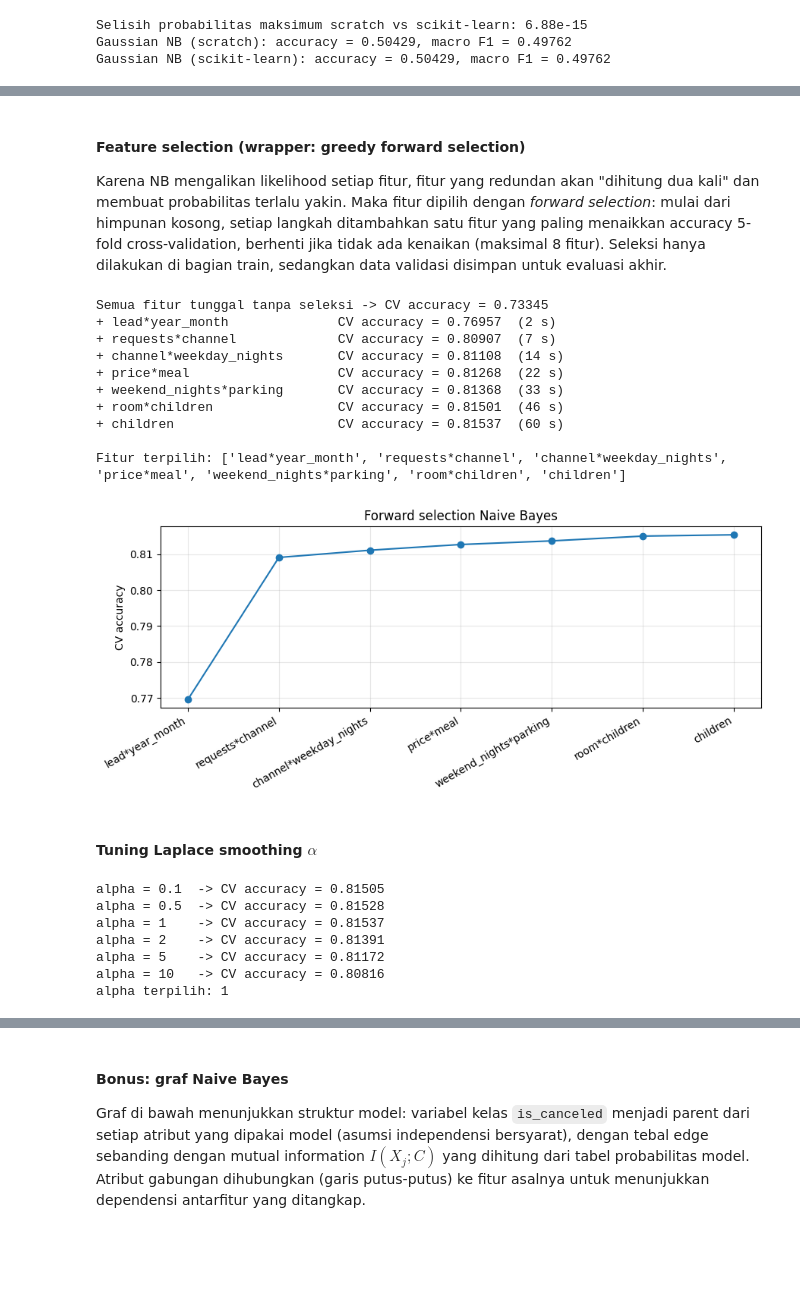
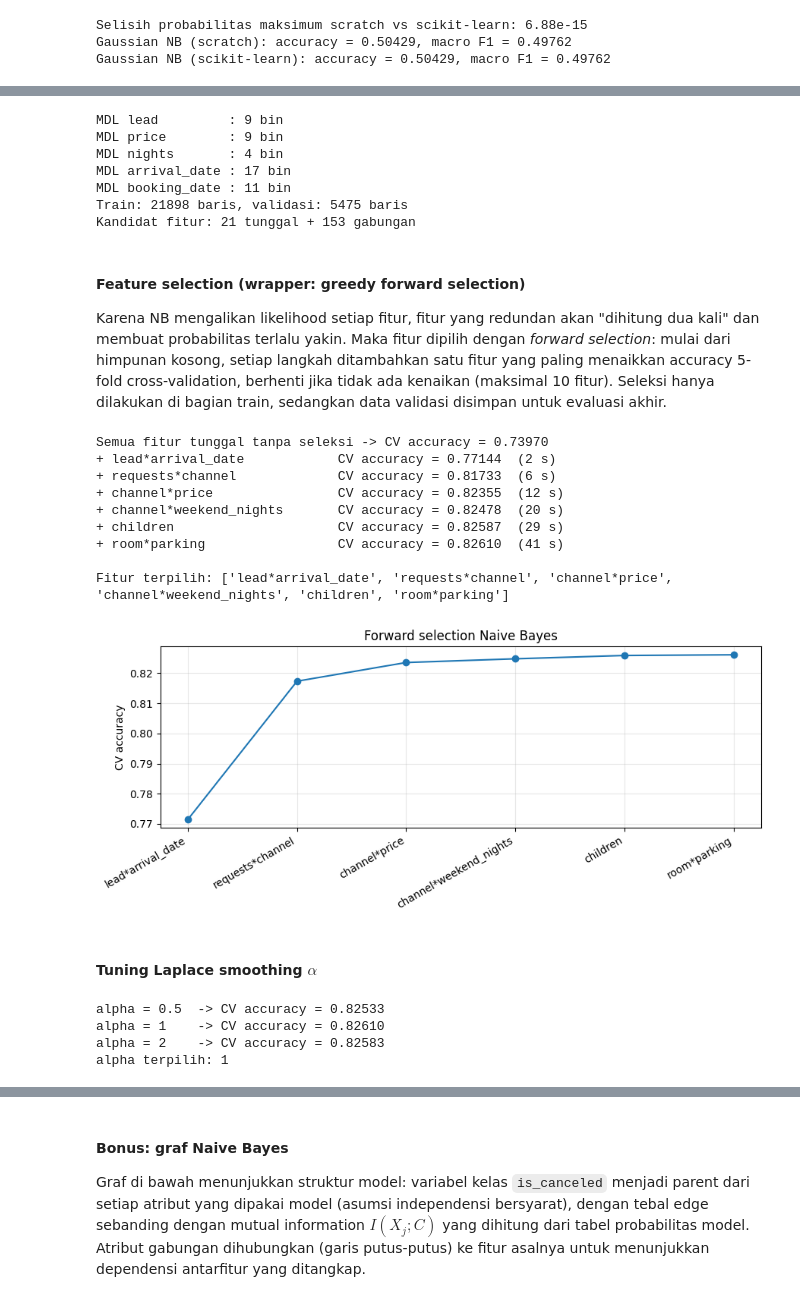
Before and after one commit to ethj0r/IF3170_G06_PhilippsLeatherJacket, a Jupyter notebook: main.ipynb, the cells around one changed output, grey strips where cells are left out. Drawn from its saved outputs; the diff is of its cells as text; code cells hidden in the pictures; blank space fills up the shorter version.

```diff
--- a/main.ipynb
+++ b/main.ipynb
@@ -601,81 +524,102 @@ Kandidat fitur: 21 tunggal + 153 gabungan
+# %%
+nb_X = prepare_nb_features(train_df)
+nb_y = train_df['is_canceled'].values
+nb_X_train, nb_X_val, nb_y_train, nb_y_val = train_test_split(
+    nb_X, nb_y, test_size=0.2, stratify=nb_y, random_state=RANDOM_STATE
+)
+
+
+def make_nb_features():
+    return NBFeatures(binning='mdl', missing='category')
+
+
+preview = make_nb_features().fit(nb_X_train, nb_y_train)
+for column, cuts in preview.cuts_.items():
+    print(f'MDL {column:13s}: {len(cuts) + 1} bin')
+print(f'Train: {len(nb_X_train)} baris, validasi: {len(nb_X_val)} baris')
+print(f'Kandidat fitur: {nb_X.shape[1]} tunggal + {len(preview.pair_list_)} gabungan')
+# %% [output]
+MDL lead         : 9 bin
+MDL price        : 9 bin
+MDL nights       : 4 bin
+MDL arrival_date : 17 bin
+MDL booking_date : 11 bin
+Train: 21898 baris, validasi: 5475 baris
+Kandidat fitur: 21 tunggal + 153 gabungan
 # %% [markdown]
 #### Feature selection (wrapper: greedy forward selection)
 
-Karena NB mengalikan likelihood setiap fitur, fitur yang redundan akan "dihitung dua kali" dan membuat probabilitas terlalu yakin. Maka fitur dipilih dengan *forward selection*: mulai dari himpunan kosong, setiap langkah ditambahkan satu fitur yang paling menaikkan accuracy 5-fold cross-validation, berhenti jika tidak ada kenaikan (maksimal 8 fitur). Seleksi hanya dilakukan di bagian train, sedangkan data validasi disimpan untuk evaluasi akhir.
+Karena NB mengalikan likelihood setiap fitur, fitur yang redundan akan "dihitung dua kali" dan membuat probabilitas terlalu yakin. Maka fitur dipilih dengan *forward selection*: mulai dari himpunan kosong, setiap langkah ditambahkan satu fitur yang paling menaikkan accuracy 5-fold cross-validation, berhenti jika tidak ada kenaikan (maksimal 10 fitur). Seleksi hanya dilakukan di bagian train, sedangkan data validasi disimpan untuk evaluasi akhir.
 # %%
 nb_folds = []
 nb_skf = StratifiedKFold(n_splits=5, shuffle=True, random_state=RANDOM_STATE)
 for tr_idx, va_idx in nb_skf.split(nb_X_train, nb_y_train):
-    edges = fit_bins(nb_X_train.iloc[tr_idx])
+    features = make_nb_features().fit(nb_X_train.iloc[tr_idx], nb_y_train[tr_idx])
     nb_folds.append((
-        nb_transform(nb_X_train.iloc[tr_idx], edges), nb_y_train[tr_idx],
-        nb_transform(nb_X_train.iloc[va_idx], edges), nb_y_train[va_idx],
+        features.transform(nb_X_train.iloc[tr_idx]), nb_y_train[tr_idx],
+        features.transform(nb_X_train.iloc[va_idx]), nb_y_train[va_idx],
     ))
 
 
-def cv_accuracy(features, alpha=1.0):
+def cv_accuracy(columns, alpha=1.0):
     scores = []
     for X_a, y_a, X_b, y_b in nb_folds:
-        model = NaiveBayes(categorical_features=range(len(features)), alpha=alpha)
-        model.fit(X_a[features].values, y_a)
-        scores.append(accuracy_score(y_b, model.predict(X_b[features].values)))
-    return np.mean(scores)
+        model = NaiveBayes(categorical_features=range(len(columns)), alpha=alpha)
+        model.fit(X_a[columns].values, y_a)
+        scores.append(accuracy_score(y_b, model.predict(X_b[columns].values)))
+    return float(np.mean(scores))
 
 
-print(f'Semua fitur tunggal tanpa seleksi -> CV accuracy = {cv_accuracy(nb_single):.5f}')
+print(f'Semua fitur tunggal tanpa seleksi -> CV accuracy = {cv_accuracy(list(nb_X.columns)):.5f}')
 
 nb_candidates = list(nb_folds[0][0].columns)
 nb_features = []
 nb_history = []
-nb_best_score = 0
+nb_best_score = 0.0
 start = time.time()
-while len(nb_features) < 8:
+while len(nb_features) < 10:
     scores = [(cv_accuracy(nb_features + [c]), c) for c in nb_candidates if c not in nb_features]
     score, feature = max(scores)
     if score <= nb_best_score:
         break
     nb_features.append(feature)
     nb_history.append(score)
     nb_best_score = score
     print(f'+ {feature:28s} CV accuracy = {score:.5f}  ({time.time() - start:.0f} s)')
 
 print(f'\nFitur terpilih: {nb_features}')
 
 plt.figure(figsize=(9, 4))
 plt.plot(range(1, len(nb_history) + 1), nb_history, marker='o')
 plt.xticks(range(1, len(nb_history) + 1), nb_features, rotation=30, ha='right')
 plt.ylabel('CV accuracy')
 plt.title('Forward selection Naive Bayes')
 plt.grid(True, alpha=0.3)
 plt.tight_layout()
 plt.show()
 # %% [output]
-Semua fitur tunggal tanpa seleksi -> CV accuracy = 0.73345
-+ lead*year_month              CV accuracy = 0.76957  (2 s)
-+ requests*channel             CV accuracy = 0.80907  (7 s)
-+ channel*weekday_nights       CV accuracy = 0.81108  (14 s)
-+ price*meal                   CV accuracy = 0.81268  (22 s)
-+ weekend_nights*parking       CV accuracy = 0.81368  (33 s)
-+ room*children                CV accuracy = 0.81501  (46 s)
-+ children                     CV accuracy = 0.81537  (60 s)
+Semua fitur tunggal tanpa seleksi -> CV accuracy = 0.73970
++ lead*arrival_date            CV accuracy = 0.77144  (2 s)
++ requests*channel             CV accuracy = 0.81733  (6 s)
++ channel*price                CV accuracy = 0.82355  (12 s)
++ channel*weekend_nights       CV accuracy = 0.82478  (20 s)
++ children                     CV accuracy = 0.82587  (29 s)
++ room*parking                 CV accuracy = 0.82610  (41 s)
 
-Fitur terpilih: ['lead*year_month', 'requests*channel', 'channel*weekday_nights', 'price*meal', 'weekend_nights*parking', 'room*children', 'children']
+Fitur terpilih: ['lead*arrival_date', 'requests*channel', 'channel*price', 'channel*weekend_nights', 'children', 'room*parking']
-[figure, old version]
+[figure, new version]
 # %% [markdown]
 #### Tuning Laplace smoothing $\alpha$
 # %%
-nb_alpha_scores = {alpha: cv_accuracy(nb_features, alpha) for alpha in [0.1, 0.5, 1, 2, 5, 10]}
+nb_alpha_scores = {alpha: cv_accuracy(nb_features, alpha) for alpha in [0.5, 1, 2]}
 for alpha, score in nb_alpha_scores.items():
     print(f'alpha = {alpha:<4} -> CV accuracy = {score:.5f}')
 nb_alpha = max(nb_alpha_scores, key=nb_alpha_scores.get)
 print(f'alpha terpilih: {nb_alpha}')
 # %% [output]
-alpha = 0.1  -> CV accuracy = 0.81505
-alpha = 0.5  -> CV accuracy = 0.81528
-alpha = 1    -> CV accuracy = 0.81537
-alpha = 2    -> CV accuracy = 0.81391
-alpha = 5    -> CV accuracy = 0.81172
-alpha = 10   -> CV accuracy = 0.80816
+alpha = 0.5  -> CV accuracy = 0.82533
+alpha = 1    -> CV accuracy = 0.82610
+alpha = 2    -> CV accuracy = 0.82583
 alpha terpilih: 1
 # %% [markdown]
 #### Perbandingan dengan scikit-learn
```
Also changed, not shown: parts of 14 cells of this notebook, 4 other files.
